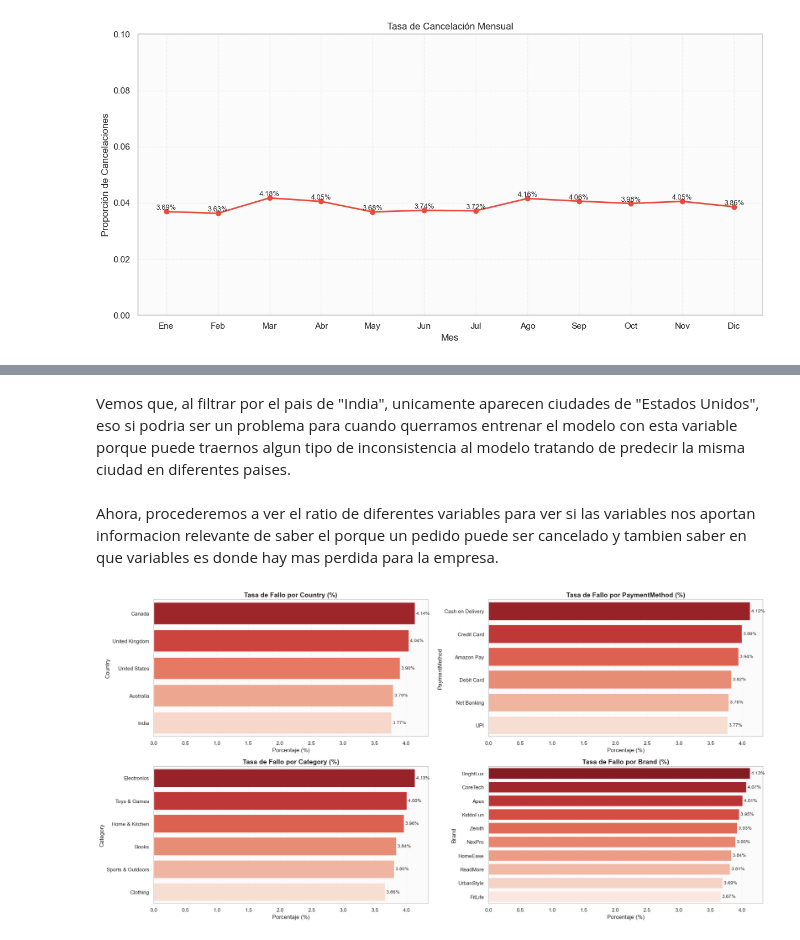
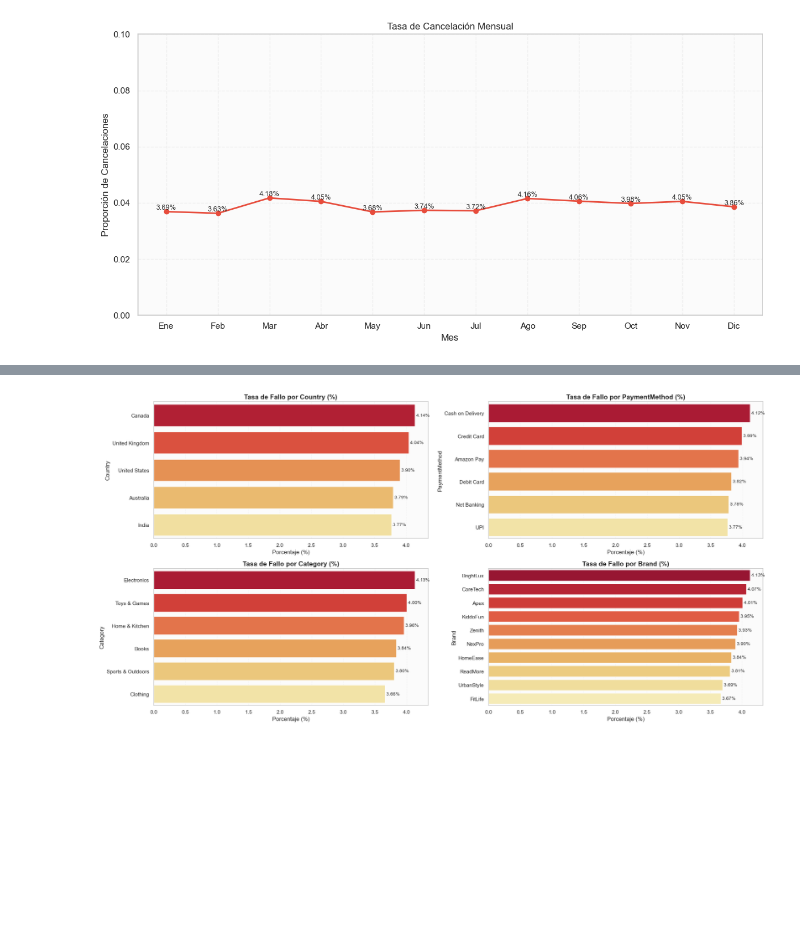
Before and after one commit to AlejandroSegura24/Ecommerce-Business-Intelligence-Lab, a Jupyter notebook: Notebooks/1 Model Benchmarking Cancelled vs Delivered.ipynb, the cells around one changed output, grey strips where cells are left out. Saved outputs shown, nothing was run; the diff lists cells and outputs as text; code cells hidden in the pictures; blank space fills up the shorter version.

```diff
--- a/Notebooks/1 Model Benchmarking Cancelled vs Delivered.ipynb
+++ b/Notebooks/1 Model Benchmarking Cancelled vs Delivered.ipynb
@@ -206,29 +233,25 @@ Name: count, dtype: int64
-# %% [markdown]
-Vemos que, al filtrar por el pais de "India", unicamente aparecen ciudades de "Estados Unidos", eso si podria ser un problema para cuando querramos entrenar el modelo con esta variable porque puede traernos algun tipo de inconsistencia al modelo tratando de predecir la misma ciudad en diferentes paises.
-# %% [markdown]
-Ahora, procederemos a ver el ratio de diferentes variables para ver si las variables nos aportan informacion relevante de saber el porque un pedido puede ser cancelado y tambien saber en que variables es donde hay mas perdida para la empresa.
 # %%
-features = ["Country", "PaymentMethod", "Category", "Brand"]
+features = ['Country', 'PaymentMethod', 'Category', 'Brand']
 
 fig, axs = plt.subplots(2, 2, figsize=(20, 10))
 axs = axs.flatten()
 
 for i, col in enumerate(features):
     ratio_df = df_analisis.groupby(col)['target'].agg(['count', 'sum']).reset_index()
     ratio_df.columns = [col, 'Total', 'Fallos']
     ratio_df['Rate'] = (ratio_df['Fallos'] / ratio_df['Total']) * 100
     ratio_df = ratio_df.sort_values(by='Rate', ascending=False)
 
-    sns.barplot(data=ratio_df, x='Rate', y=col, ax=axs[i], palette='Reds_r', hue=col, legend=False)
+    sns.barplot(data=ratio_df, x='Rate', y=col, ax=axs[i], palette='YlOrRd_r', hue=col, legend=False)
     for index, value in enumerate(ratio_df['Rate']):
         axs[i].text(value, index, f' {value:.2f}%', va='center', fontsize=10)
 
     axs[i].set_title(f'Tasa de Fallo por {col} (%)', fontsize=14, fontweight='bold')
     axs[i].set_xlabel('Porcentaje (%)')
     axs[i].set_ylabel(col)
     axs[i].grid(axis='x', linestyle='--', alpha=0.5)
 
 plt.tight_layout()
 plt.show()
 # %% [output]
-[figure, old version]
+[figure, new version]
```
Also changed, not shown: parts of 17 cells of this notebook.
